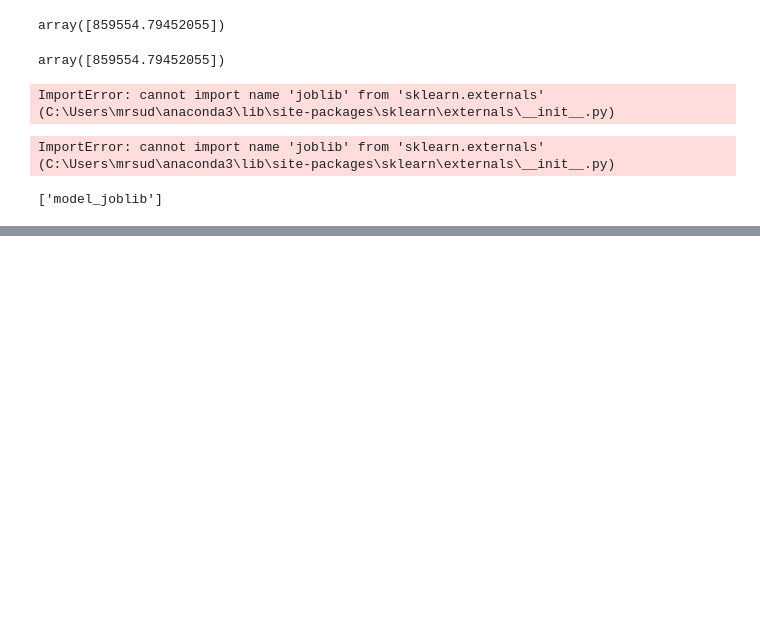
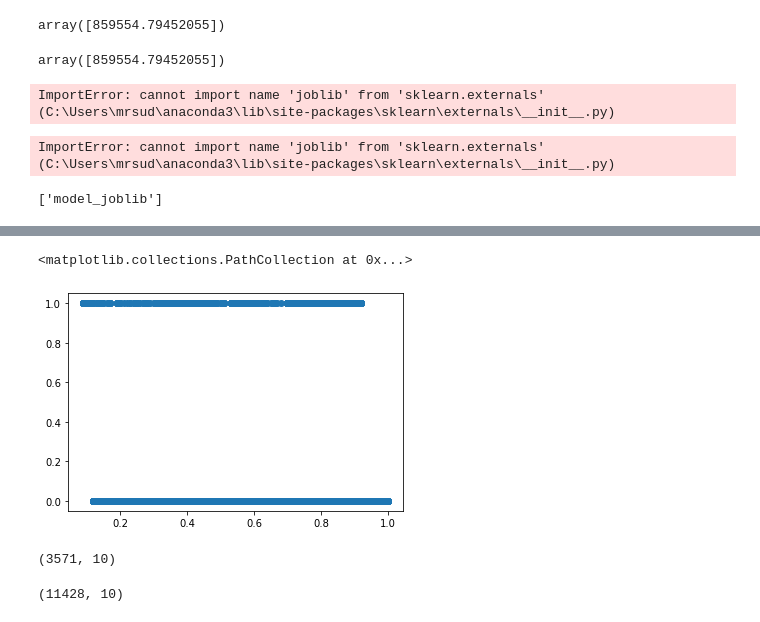
Before and after one commit to sudarshan-uprety/Machine-Leaning, a Jupyter notebook: Machine Learning/Part 2.ipynb, the cells around one changed output, grey strips where cells are left out. Cells and saved outputs as stored; diff of their text form; code cells hidden in the pictures; blank space fills up the shorter version.

```diff
--- a/Machine Learning/Part 2.ipynb
+++ b/Machine Learning/Part 2.ipynb
@@ -49,0 +678,3 @@ joblib.dump(model,'model_joblib')
+# %%
+df=pd.read_csv('HR_comma_sep.csv')
+df
@@ -49,0 +697,15 @@ joblib.dump(model,'model_joblib')
+# %%
+plt.scatter(df['satisfaction_level'],df['left'])
+# %% [output]
+<matplotlib.collections.PathCollection at 0x...>
+[figure, added]
+# %%
+left1=df[df.left==1]
+left1.shape
+# %% [output]
+(3571, 10)
+# %%
+retained=df[df.left==0]
+retained.shape
+# %% [output]
+(11428, 10)
```
Also changed, not shown: parts of 122 cells of this notebook, 52 other files.
